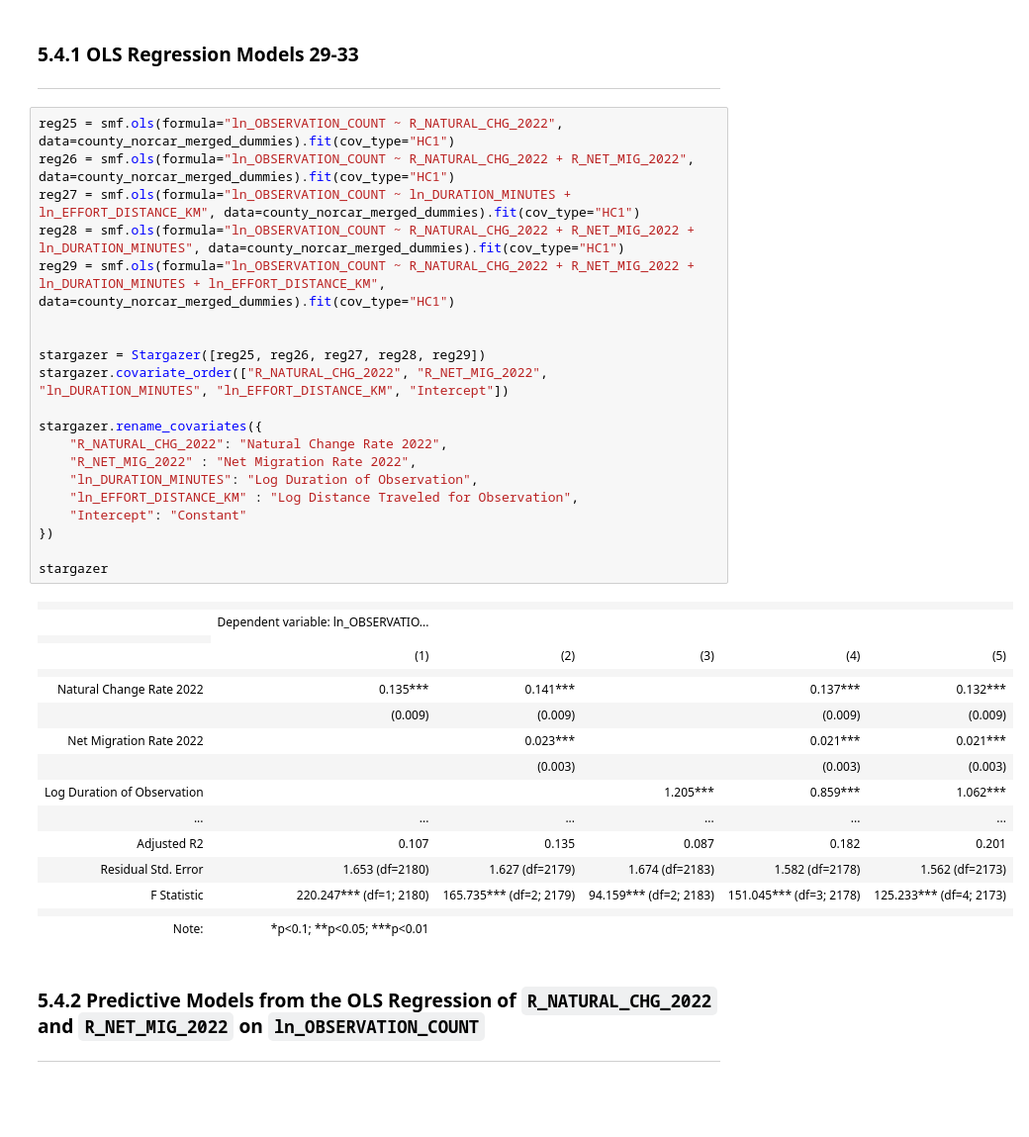
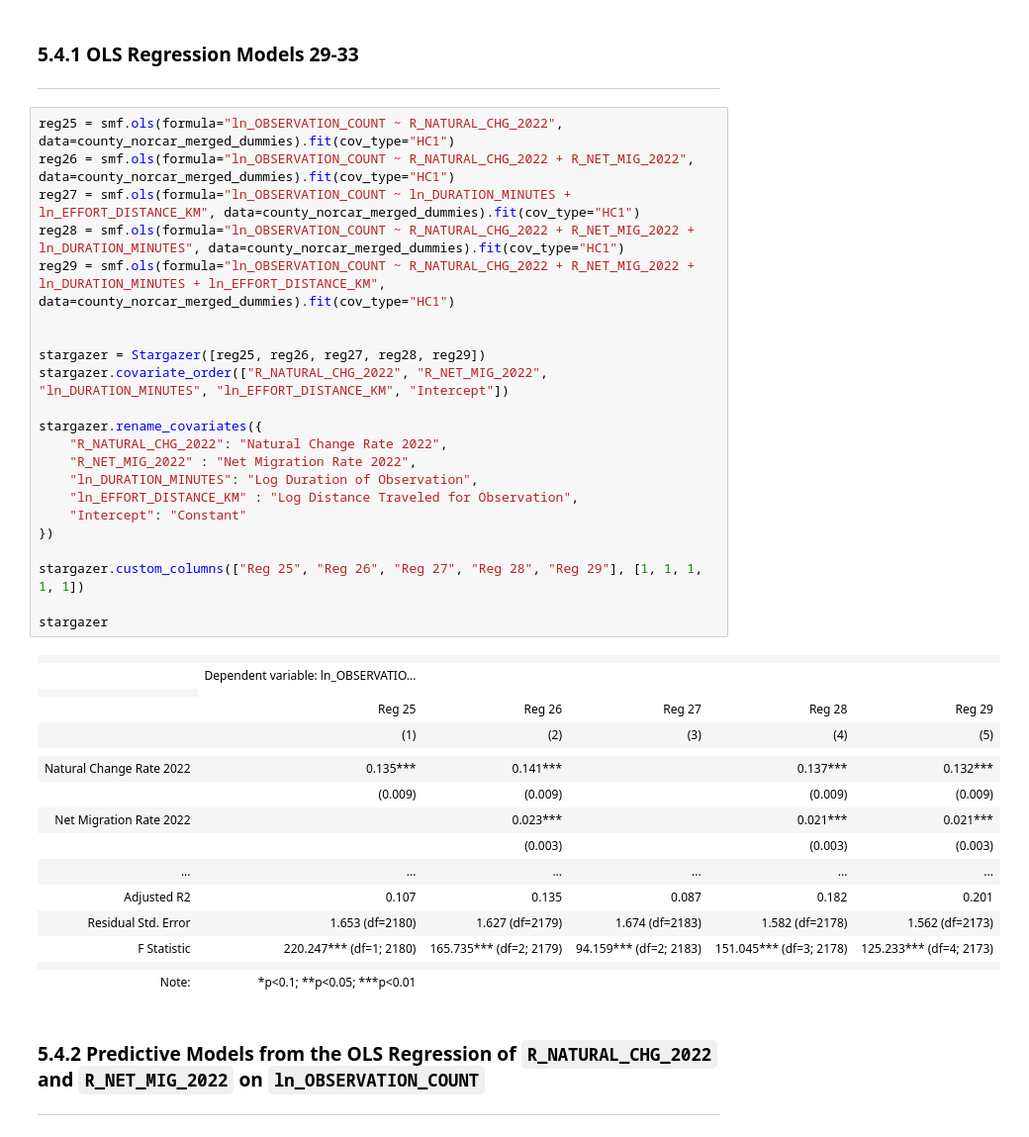
Before and after one commit to Iandrewburg/DA2_TERM_PROJECT, a Jupyter notebook: Final_Project_Data.ipynb, the cells around one changed output. Shown at 99% size. Drawn from its saved outputs; the diff is of its cells as text; blank space fills up the shorter version.

```diff
--- a/Final_Project_Data.ipynb
+++ b/Final_Project_Data.ipynb
@@ -1471,34 +1475,36 @@ print(plot)
 # %%
 reg25 = smf.ols(formula="ln_OBSERVATION_COUNT ~ R_NATURAL_CHG_2022", data=county_norcar_merged_dummies).fit(cov_type="HC1")
 reg26 = smf.ols(formula="ln_OBSERVATION_COUNT ~ R_NATURAL_CHG_2022 + R_NET_MIG_2022", data=county_norcar_merged_dummies).fit(cov_type="HC1")
 reg27 = smf.ols(formula="ln_OBSERVATION_COUNT ~ ln_DURATION_MINUTES + ln_EFFORT_DISTANCE_KM", data=county_norcar_merged_dummies).fit(cov_type="HC1")
 reg28 = smf.ols(formula="ln_OBSERVATION_COUNT ~ R_NATURAL_CHG_2022 + R_NET_MIG_2022 + ln_DURATION_MINUTES", data=county_norcar_merged_dummies).fit(cov_type="HC1")
 reg29 = smf.ols(formula="ln_OBSERVATION_COUNT ~ R_NATURAL_CHG_2022 + R_NET_MIG_2022 + ln_DURATION_MINUTES + ln_EFFORT_DISTANCE_KM", data=county_norcar_merged_dummies).fit(cov_type="HC1")
 
 
 stargazer = Stargazer([reg25, reg26, reg27, reg28, reg29])
 stargazer.covariate_order(["R_NATURAL_CHG_2022", "R_NET_MIG_2022", "ln_DURATION_MINUTES", "ln_EFFORT_DISTANCE_KM", "Intercept"])
 
 stargazer.rename_covariates({
     "R_NATURAL_CHG_2022": "Natural Change Rate 2022",
     "R_NET_MIG_2022" : "Net Migration Rate 2022",
     "ln_DURATION_MINUTES": "Log Duration of Observation",
     "ln_EFFORT_DISTANCE_KM" : "Log Distance Traveled for Observation",
     "Intercept": "Constant"
 })
 
+stargazer.custom_columns(["Reg 25", "Reg 26", "Reg 27", "Reg 28", "Reg 29"], [1, 1, 1, 1, 1])
+
 stargazer
 # %% [output]
 |  |  |  |  |  |  |
 |  | Dependent variable: ln_OBSERVATIO... |  |  |  |  |
 |  |
+|  | Reg 25 | Reg 26 | Reg 27 | Reg 28 | Reg 29 |
 |  | (1) | (2) | (3) | (4) | (5) |
 |  |  |  |  |  |  |
 | Natural Change Rate 2022 | 0.135*** | 0.141*** |  | 0.137*** | 0.132*** |
 |  | (0.009) | (0.009) |  | (0.009) | (0.009) |
 | Net Migration Rate 2022 |  | 0.023*** |  | 0.021*** | 0.021*** |
 |  |  | (0.003) |  | (0.003) | (0.003) |
-| Log Duration of Observation |  |  | 1.205*** | 0.859*** | 1.062*** |
 | ... | ... | ... | ... | ... | ... |
 | Adjusted R2 | 0.107 | 0.135 | 0.087 | 0.182 | 0.201 |
 | Residual Std. Error | 1.653 (df=2180) | 1.627 (df=2179) | 1.674 (df=2183) | 1.582 (df=2178) | 1.562 (df=2173) |
```
Also changed, not shown: parts of 3 cells of this notebook.
